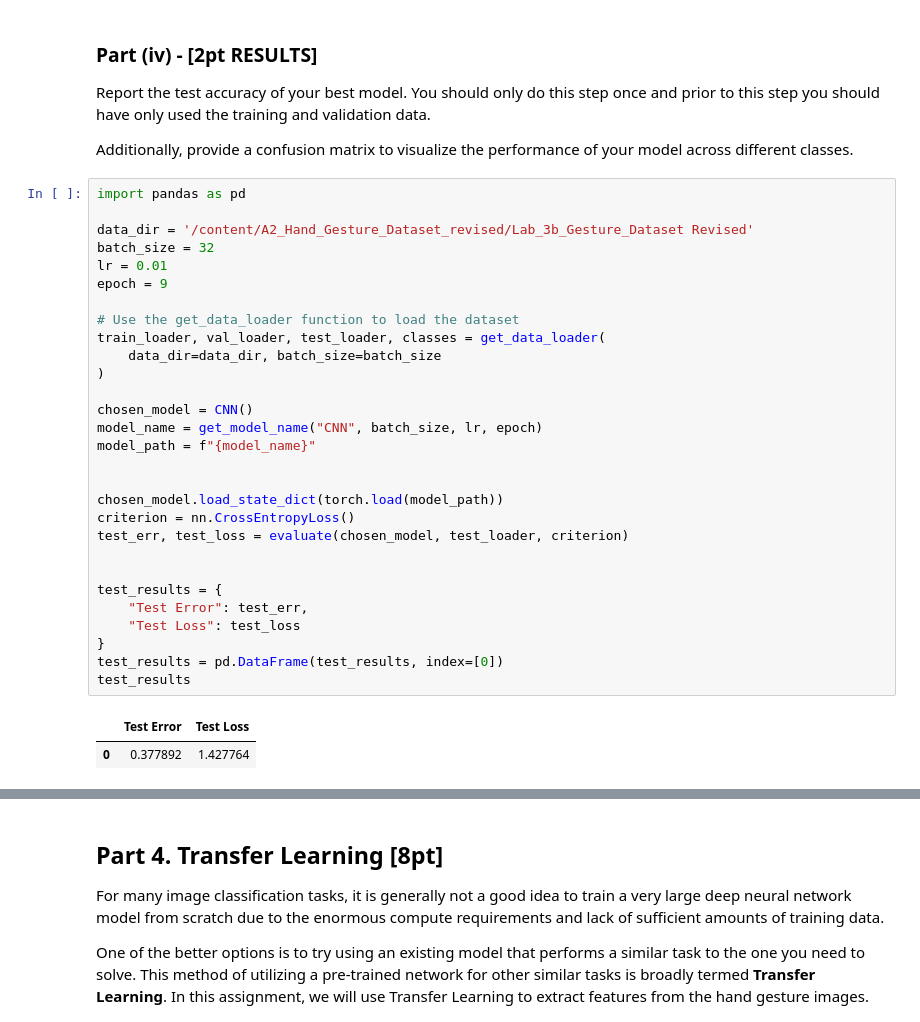
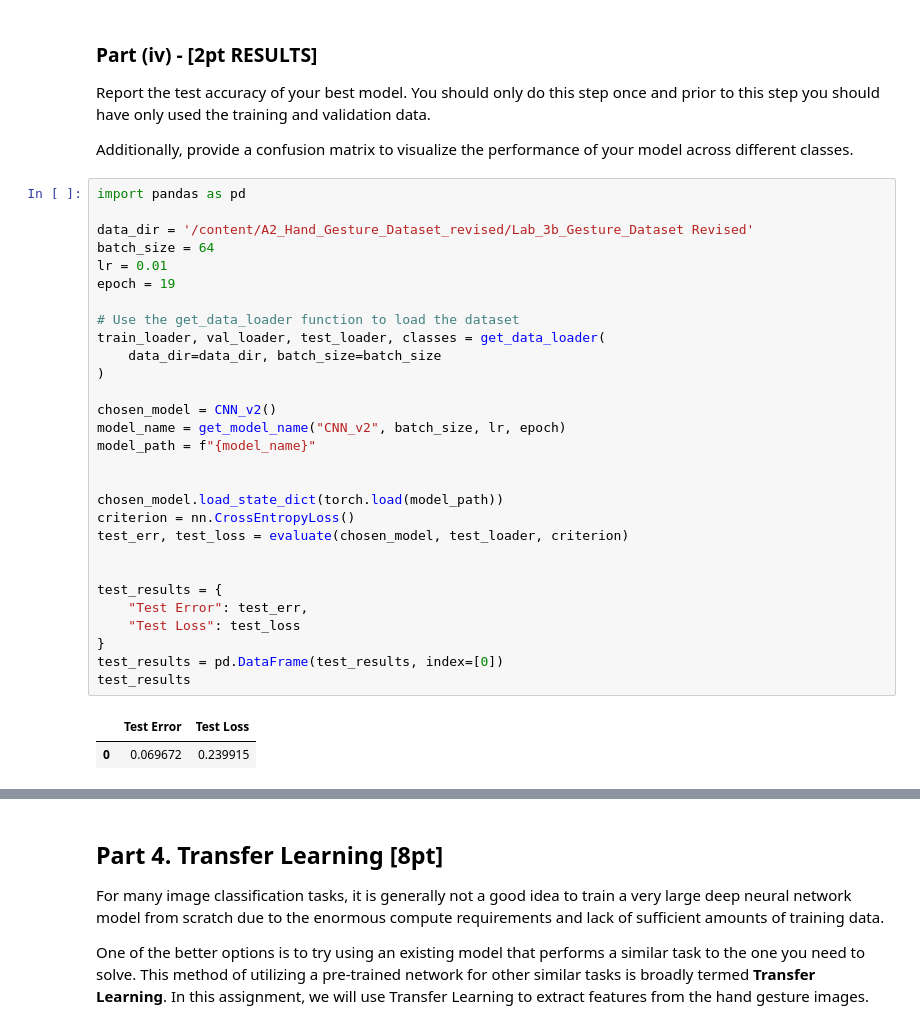
Before and after one commit to Fulankeee/MIE1517-Project-2, a Jupyter notebook: A2.ipynb, the cells around one changed output, grey strips where cells are left out. Cells and saved outputs as stored; diff of their text form.

```diff
--- a/A2.ipynb
+++ b/A2.ipynb
@@ -715,35 +715,35 @@ Additionally, provide a confusion matrix to visualize the performance of your mo
 # %%
 import pandas as pd
 
 data_dir = '/content/A2_Hand_Gesture_Dataset_revised/Lab_3b_Gesture_Dataset Revised'
-batch_size = 32
+batch_size = 64
 lr = 0.01
-epoch = 9
+epoch = 19
 
 # Use the get_data_loader function to load the dataset
 train_loader, val_loader, test_loader, classes = get_data_loader(
     data_dir=data_dir, batch_size=batch_size
 )
 
-chosen_model = CNN()
-model_name = get_model_name("CNN", batch_size, lr, epoch)
+chosen_model = CNN_v2()
+model_name = get_model_name("CNN_v2", batch_size, lr, epoch)
 model_path = f"{model_name}"
 
 
 chosen_model.load_state_dict(torch.load(model_path))
 criterion = nn.CrossEntropyLoss()
 test_err, test_loss = evaluate(chosen_model, test_loader, criterion)
 
 
 test_results = {
     "Test Error": test_err,
     "Test Loss": test_loss
 }
 test_results = pd.DataFrame(test_results, index=[0])
 test_results
 # %% [output]
 |  | Test Error | Test Loss |
-| 0 | 0.377892 | 1.427764 |
+| 0 | 0.069672 | 0.239915 |
 # %%
 from sklearn.metrics import confusion_matrix, ConfusionMatrixDisplay
 
```
Also changed, not shown: parts of 40 cells of this notebook.
